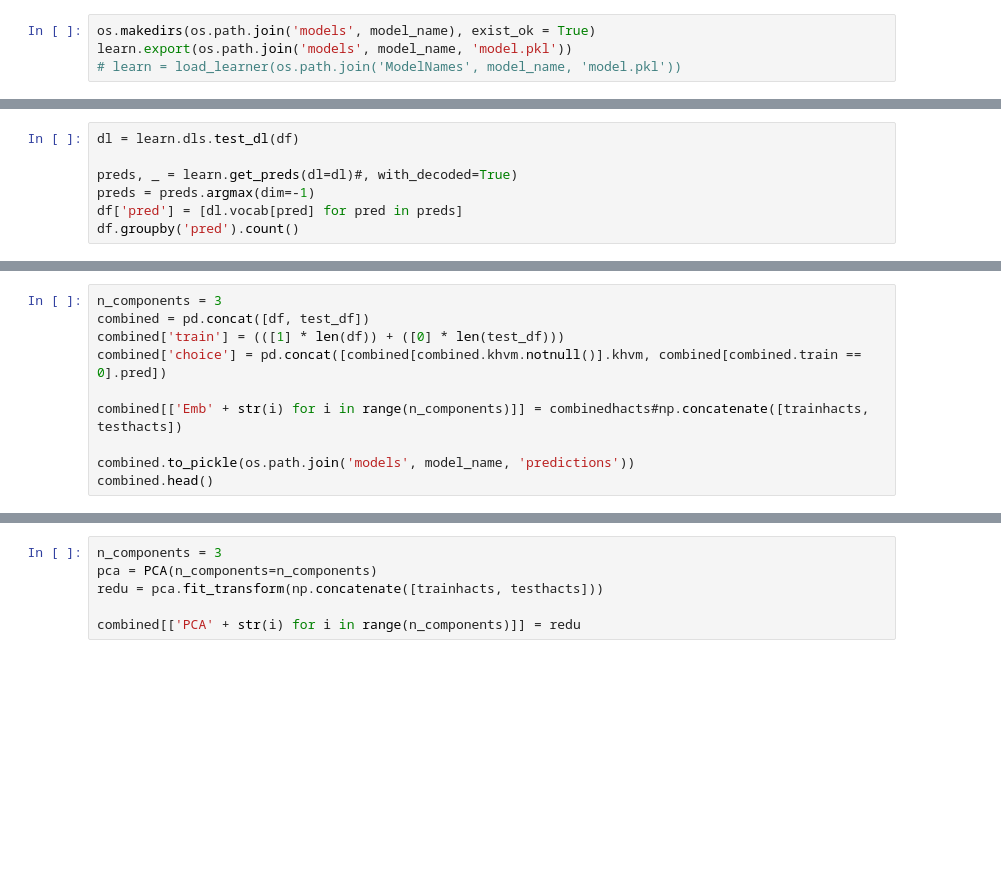
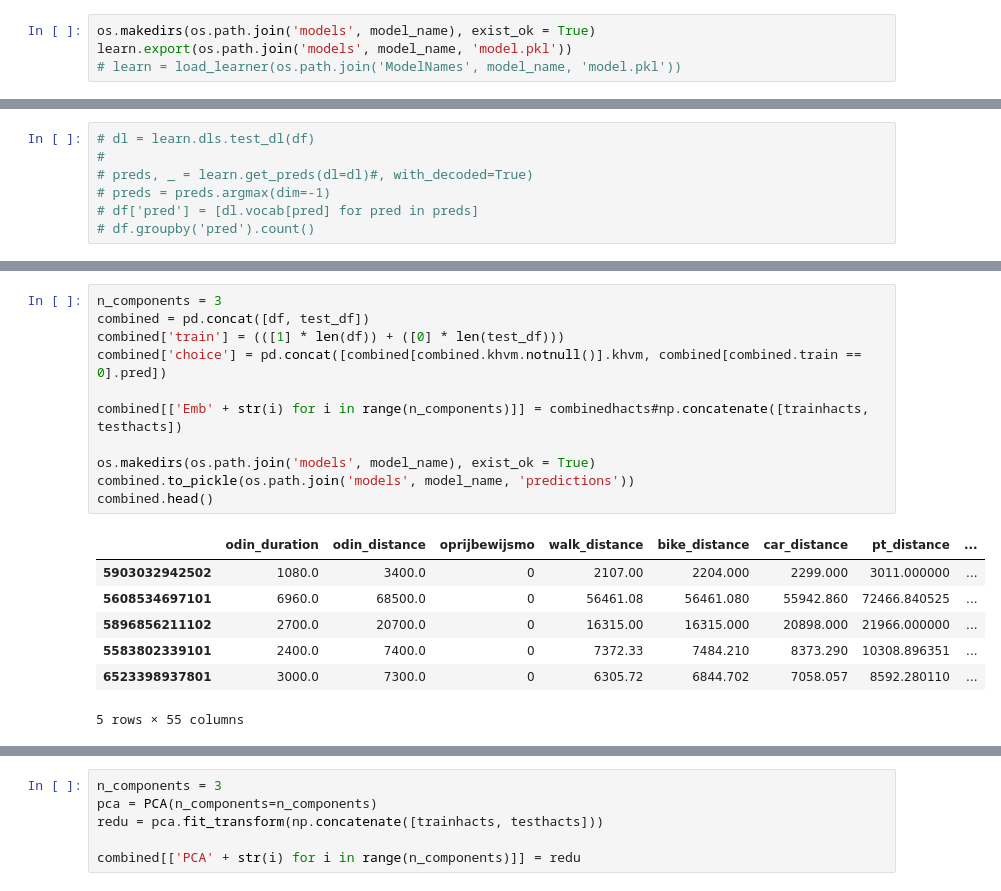
Before and after one commit to RabbiJoshy/Mobility2Vec, a Jupyter notebook: Embeddings/FelyxOTPEmbedFastAI.ipynb, the cells around one changed output, grey strips where cells are left out. Cells and saved outputs as stored; diff of their text form; blank space fills up the shorter version.

```diff
--- a/Embeddings/FelyxOTPEmbedFastAI.ipynb
+++ b/Embeddings/FelyxOTPEmbedFastAI.ipynb
@@ -215,8 +261,8 @@ test_df.groupby('pred').count()
 # %%
-dl = learn.dls.test_dl(df)
-
-preds, _ = learn.get_preds(dl=dl)#, with_decoded=True)
-preds = preds.argmax(dim=-1)
-df['pred'] = [dl.vocab[pred] for pred in preds]
-df.groupby('pred').count()
+# dl = learn.dls.test_dl(df)
+#
+# preds, _ = learn.get_preds(dl=dl)#, with_decoded=True)
+# preds = preds.argmax(dim=-1)
+# df['pred'] = [dl.vocab[pred] for pred in preds]
+# df.groupby('pred').count()
 # %% [output]
@@ -280,13 +337,22 @@ combinedhacts.shape
 # %%
 n_components = 3
 combined = pd.concat([df, test_df])
 combined['train'] = (([1] * len(df)) + ([0] * len(test_df)))
 combined['choice'] = pd.concat([combined[combined.khvm.notnull()].khvm, combined[combined.train == 0].pred])
 
 combined[['Emb' + str(i) for i in range(n_components)]] = combinedhacts#np.concatenate([trainhacts, testhacts])
 
+os.makedirs(os.path.join('models', model_name), exist_ok = True)
 combined.to_pickle(os.path.join('models', model_name, 'predictions'))
 combined.head()
+# %% [output]
+|  | odin_duration | odin_distance | oprijbewijsmo | walk_distance | bike_distance | car_distance | pt_distance | ... |
+| 5903032942502 | 1080.0 | 3400.0 | 0 | 2107.00 | 2204.000 | 2299.000 | 3011.000000 | ... |
+| 5608534697101 | 6960.0 | 68500.0 | 0 | 56461.08 | 56461.080 | 55942.860 | 72466.840525 | ... |
+| 5896856211102 | 2700.0 | 20700.0 | 0 | 16315.00 | 16315.000 | 20898.000 | 21966.000000 | ... |
+| 5583802339101 | 2400.0 | 7400.0 | 0 | 7372.33 | 7484.210 | 8373.290 | 10308.896351 | ... |
+| 6523398937801 | 3000.0 | 7300.0 | 0 | 6305.72 | 6844.702 | 7058.057 | 8592.280110 | ... |
+5 rows × 55 columns
 # %%
 embedding_matrices = [embed.weight.cpu().detach().numpy() for embed in learn.model.embeds]
 category_names = [k for k, v in learn.dls.classes.items()]
```
Also changed, not shown: parts of 22 cells of this notebook, 3 other files.
